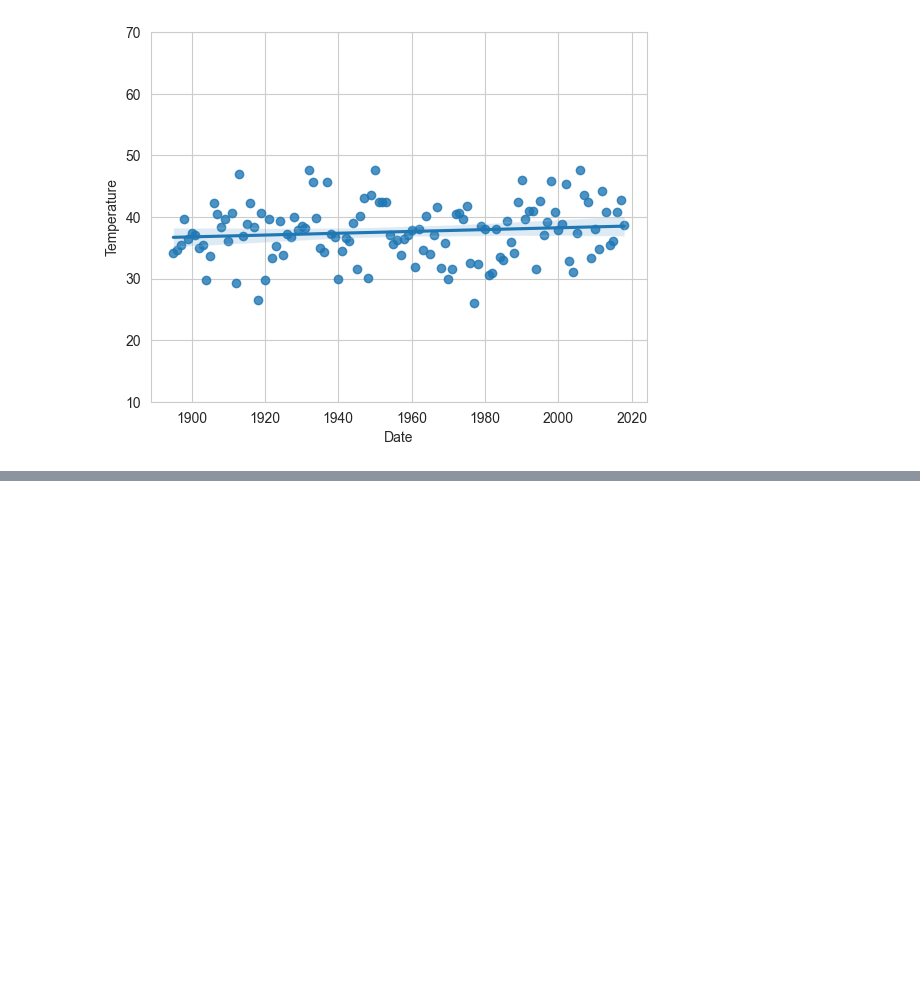
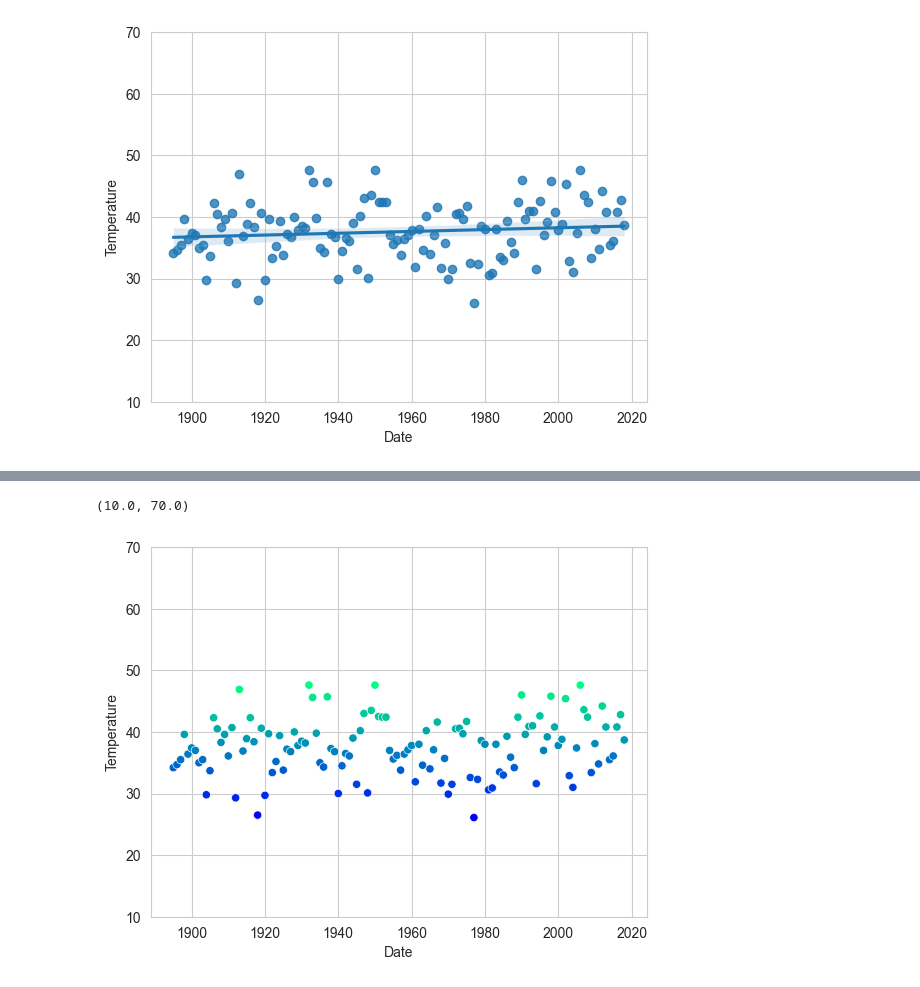
Before and after one commit to Sarah566092/datafun-07-ml-predictive, a Jupyter notebook: linear_regression_sarahdeconink.ipynb, the cells around one changed output, grey strips where cells are left out. Cells and saved outputs as stored; diff of their text form; code cells hidden in the pictures; blank space fills up the shorter version.

```diff
--- a/linear_regression_sarahdeconink.ipynb
+++ b/linear_regression_sarahdeconink.ipynb
@@ -139,0 +217,7 @@ sns.regplot(x=nyc.Date, y=nyc.Temperature).axes.set_ylim(10, 70)
+# %%
+# adjust the y axis
+
+sns.scatterplot(data=nyc, x='Date', y='Temperature', hue='Temperature', palette='winter', legend=False).axes.set_ylim(10, 70)
+# %% [output]
+(10.0, 70.0)
+[figure, added]
```
Also changed, not shown: parts of 20 cells of this notebook.
